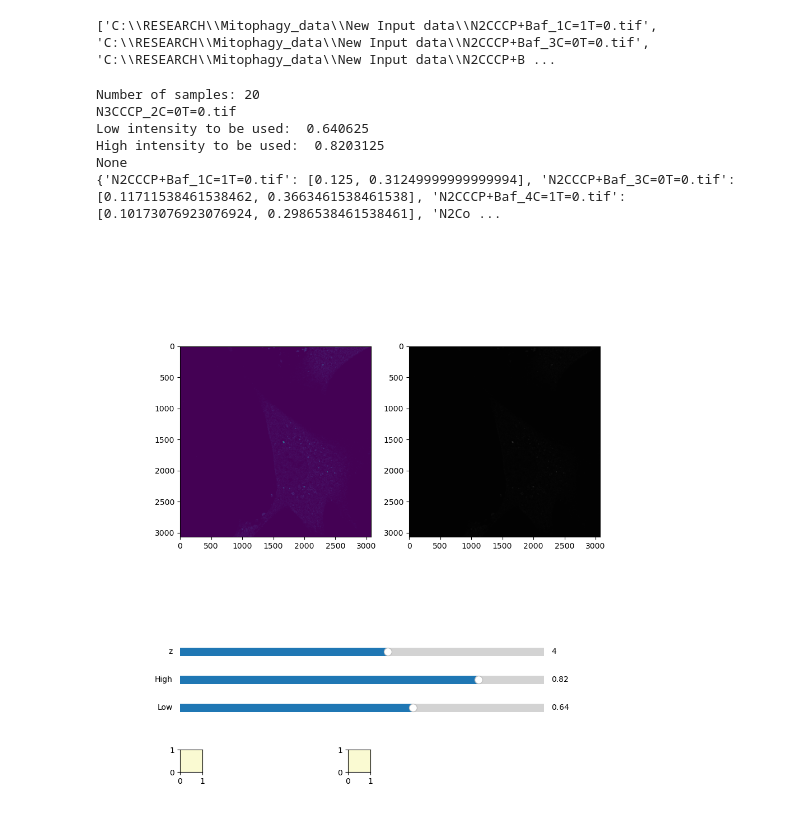
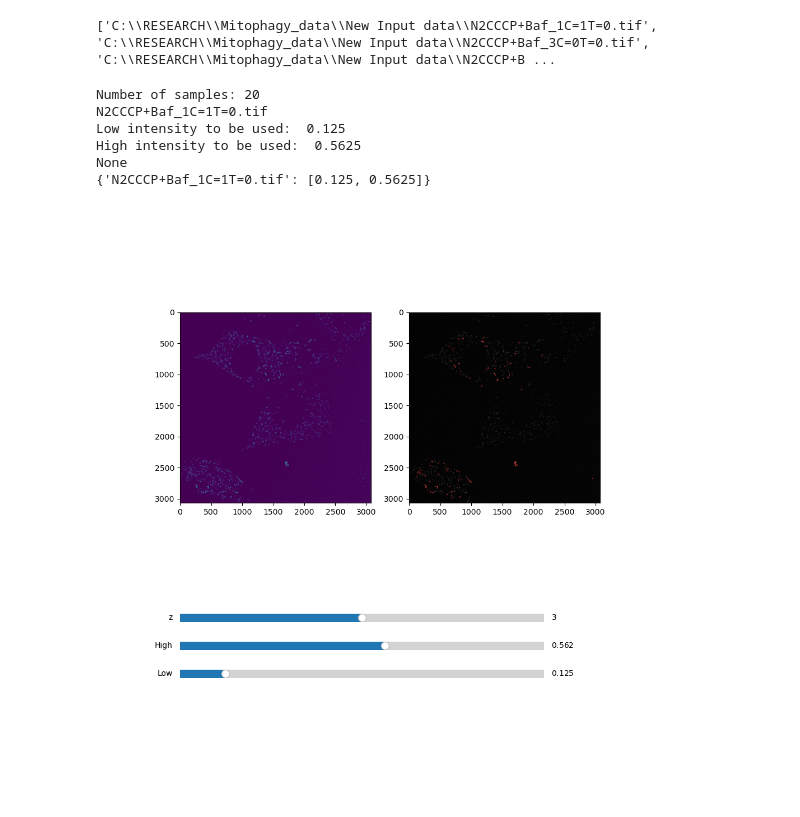
Before and after one commit to RichBat/Masters-Research, a Jupyter notebook: HysteresisThresholding.ipynb, the cells around one changed output. Saved outputs shown, nothing was run; the diff lists cells and outputs as text; code cells hidden in the pictures.

```diff
--- a/HysteresisThresholding.ipynb
+++ b/HysteresisThresholding.ipynb
@@ -174,8 +174,6 @@ def chooseHysteresisParams(img, bins=256, remove_zero=False, remove_max=False):
     axLow = plt.axes([0.15, 0.15, 0.65, 0.03], facecolor=axcolor)
     axHigh = plt.axes([0.15, 0.2, 0.65, 0.03], facecolor=axcolor)
     axZ = plt.axes([0.15, 0.25, 0.65, 0.03], facecolor=axcolor)
-    axB = plt.axes([0.15, 0.05, 0.04, 0.04], facecolor=axcolor)
-    axR = plt.axes([0.45, 0.05, 0.04, 0.04], facecolor=axcolor)
 
     low = pylab.Slider(axLow, 'Low', 0.0, 1.0, valinit=lowInit)
     high = pylab.Slider(axHigh, 'High', 0.0, 1.0, valinit=highInit)
@@ -216,20 +214,20 @@ def reset(event):
     high.reset()
     z.reset()
 # %%
-index = 9
+index = 0
 print("Number of samples:", len(images))
 image = io.imread(images[index])
 print(images[index].split('\\')[-1])
 name = images[index].split('\\')[-1]
 chooseHysteresisParams(image)
 # %% [output]
 Number of samples: 20
-N3CCCP_2C=0T=0.tif
-Low intensity to be used:  0.640625
-High intensity to be used:  0.8203125
+N2CCCP+Baf_1C=1T=0.tif
+Low intensity to be used:  0.125
+High intensity to be used:  0.5625
 None
-{'N2CCCP+Baf_1C=1T=0.tif': [0.125, 0.31249999999999994], 'N2CCCP+Baf_3C=0T=0.tif': [0.11711538461538462, 0.3663461538461538], 'N2CCCP+Baf_4C=1T=0.tif': [0.10173076923076924, 0.2986538461538461], 'N2Co ...
+{'N2CCCP+Baf_1C=1T=0.tif': [0.125, 0.5625]}
-[figure, old version]
+[figure, new version]
 # %%
 global settings
 print(settings)
```
Also changed, not shown: parts of 1 cell of this notebook, 1 other file.
